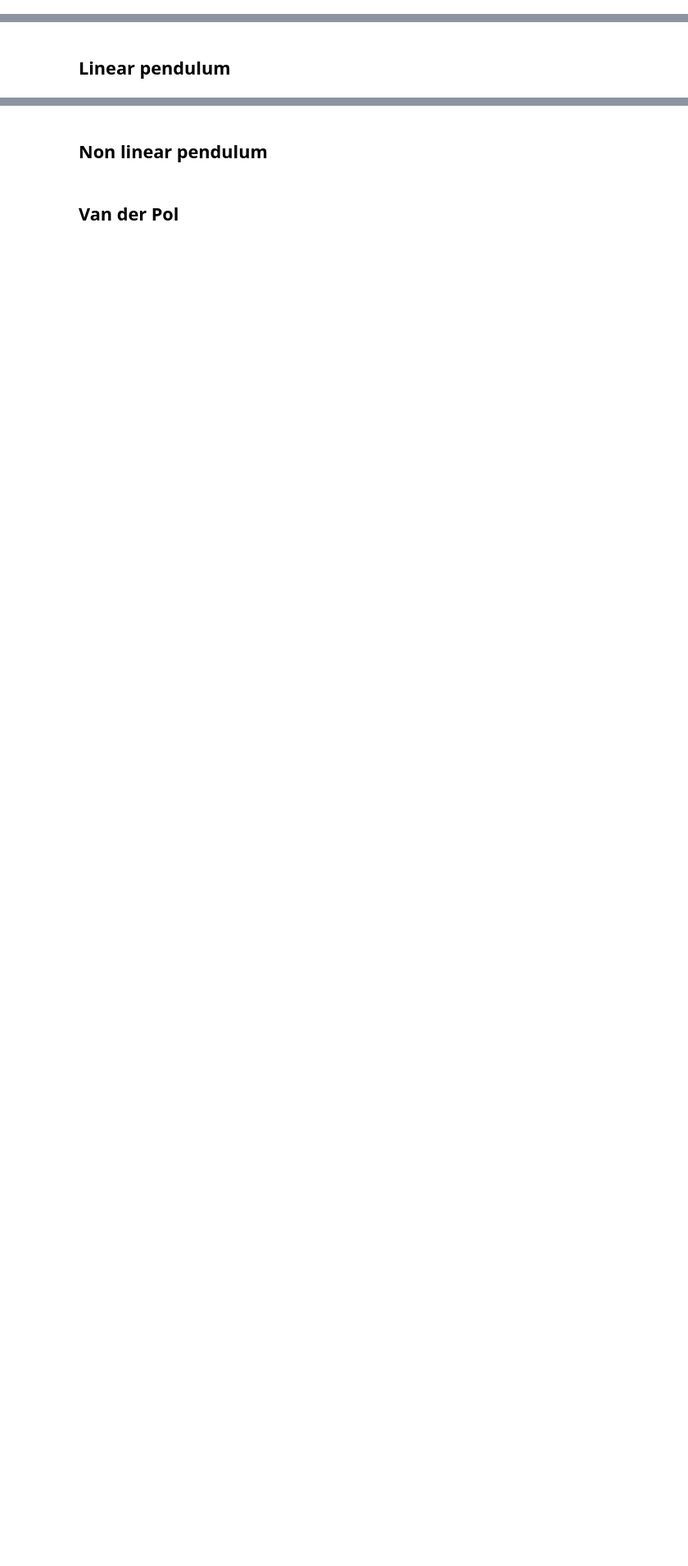
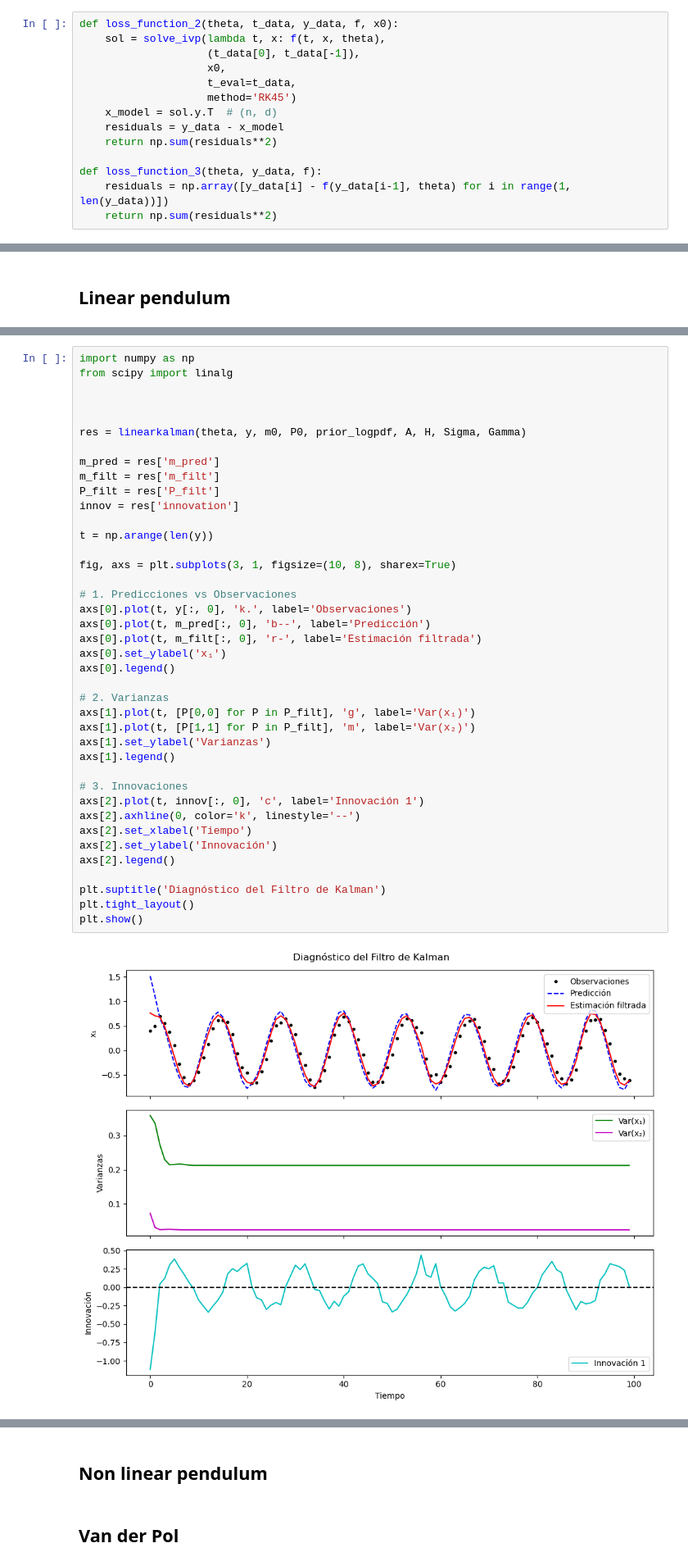
Before and after one commit to cnosa/Bayesian-Dynamical-Systems, a Jupyter notebook: Code/Galioto_Bayesian_sysyemID.ipynb, the cells around one changed output, grey strips where cells are left out. Shown at 82% size. Cells and saved outputs as stored; diff of their text form; blank space fills up the shorter version.

```diff
--- a/Code/Galioto_Bayesian_sysyemID.ipynb
+++ b/Code/Galioto_Bayesian_sysyemID.ipynb
@@ -5,0 +30,14 @@ DMD, SINDy, Linear and Unscented Kalman filters
+# %%
+def loss_function_2(theta, t_data, y_data, f, x0):
+    sol = solve_ivp(lambda t, x: f(t, x, theta),
+                    (t_data[0], t_data[-1]),
+                    x0,
+                    t_eval=t_data,
+                    method='RK45')
+    x_model = sol.y.T  # (n, d)
+    residuals = y_data - x_model
+    return np.sum(residuals**2)
+
+def loss_function_3(theta, y_data, f):
+    residuals = np.array([y_data[i] - f(y_data[i-1], theta) for i in range(1, len(y_data))])
+    return np.sum(residuals**2)
@@ -256,0 +477,42 @@ theta=[0.015 0.052], logprior=-6.033, loglike=-13.785, logpost=-19.818
+# %%
+import numpy as np
+from scipy import linalg
+
+
+
+res = linearkalman(theta, y, m0, P0, prior_logpdf, A, H, Sigma, Gamma)
+
+m_pred = res['m_pred']
+m_filt = res['m_filt']
+P_filt = res['P_filt']
+innov = res['innovation']
+
+t = np.arange(len(y))
+
+fig, axs = plt.subplots(3, 1, figsize=(10, 8), sharex=True)
+
+# 1. Predicciones vs Observaciones
+axs[0].plot(t, y[:, 0], 'k.', label='Observaciones')
+axs[0].plot(t, m_pred[:, 0], 'b--', label='Predicción')
+axs[0].plot(t, m_filt[:, 0], 'r-', label='Estimación filtrada')
+axs[0].set_ylabel('x₁')
+axs[0].legend()
+
+# 2. Varianzas
+axs[1].plot(t, [P[0,0] for P in P_filt], 'g', label='Var(x₁)')
+axs[1].plot(t, [P[1,1] for P in P_filt], 'm', label='Var(x₂)')
+axs[1].set_ylabel('Varianzas')
+axs[1].legend()
+
+# 3. Innovaciones
+axs[2].plot(t, innov[:, 0], 'c', label='Innovación 1')
+axs[2].axhline(0, color='k', linestyle='--')
+axs[2].set_xlabel('Tiempo')
+axs[2].set_ylabel('Innovación')
+axs[2].legend()
+
+plt.suptitle('Diagnóstico del Filtro de Kalman')
+plt.tight_layout()
+plt.show()
+# %% [output]
+[figure, added]
```
Also changed, not shown: parts of 15 cells of this notebook.
